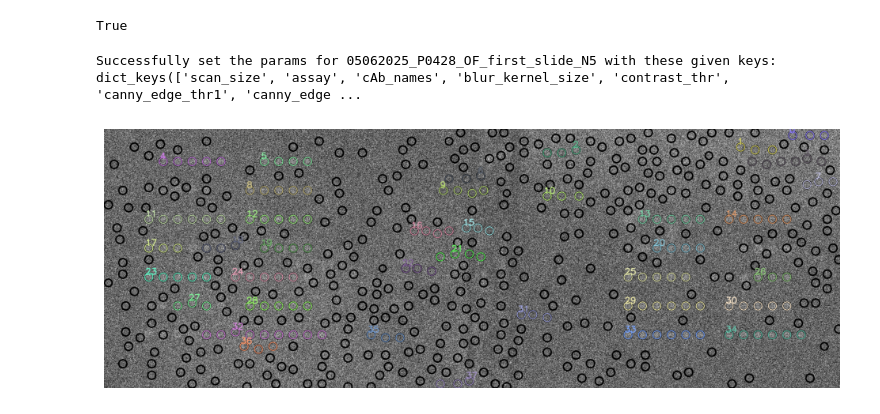
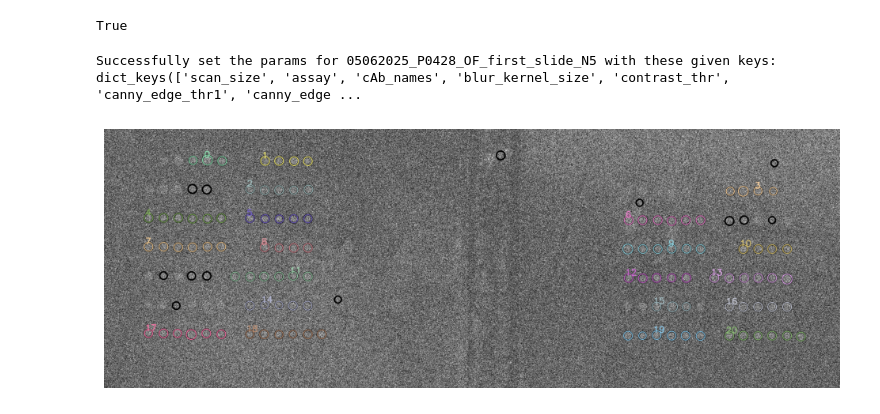
Before and after one commit to afarin-aqs/SlideReader, a Jupyter notebook: Read_DS4_Slides.ipynb, the cells around one changed output. Cells and saved outputs as stored; diff of their text form; code cells hidden in the pictures.

```diff
--- a/Read_DS4_Slides.ipynb
+++ b/Read_DS4_Slides.ipynb
@@ -49,28 +49,28 @@ True
 # %%
 ## Setting the parameters:
 # start_over = True
 do_test = 1
 input_param_dict = {
     'scan_size': 5, 'assay': 'OF', 'cAb_names': [],
-    'blur_kernel_size': 9, 'contrast_thr': 200, # preprocessing
-    'canny_edge_thr1': 90, 'canny_edge_thr2': 290, 'dp': 10, 'param1': 11, 'param2':22, 'minRadius': 11, 'maxRadius': 18, # circle finding
+    'blur_kernel_size': 11, 'contrast_thr': 200, # preprocessing
+    'canny_edge_thr1': 90, 'canny_edge_thr2': 290, 'dp': 1.6, 'param1': 11, 'param2':22, 'minRadius': 11, 'maxRadius': 18, # circle finding
     'eps':500, 'x_power': 3, 'y_power': 5, 'min_samples': 3 # clustering
 }
 
 # reset = True/False to overwrite start_over
 if start_over:
     ScanDataObj.init_or_reset_params(file_name=input_file_name, input_param_dict=input_param_dict, debug=False)
     if do_test:
         if input_param_dict['assay'] == 'SD4':
             test_image = deepcopy(image)[1000:1700,500:2500] #(y,x) -> change if u want!
         else:
             test_image = deepcopy(image)[500:1400,50:2600]
         # checkme takes too long
         # CommonFunctions.optimize_the_params(file_name=input_file_name, input_image=test_image, how_many_times=1, plot_images=False, debug=False)
         CommonFunctions.test_current_parameters(input_image=test_image, file_name=input_file_name, fig_size=[12,7], debug=False)
 # %% [output]
 Successfully set the params for 05062025_P0428_OF_first_slide_N5 with these given keys: dict_keys(['scan_size', 'assay', 'cAb_names', 'blur_kernel_size', 'contrast_thr', 'canny_edge_thr1', 'canny_edge ...
-[figure, old version]
+[figure, new version]
 # %%
 scan_data = ScanDataObj.get_scan_data(file_name=input_file_name)
 # %%
```
Also changed, not shown: parts of 4 cells of this notebook.
